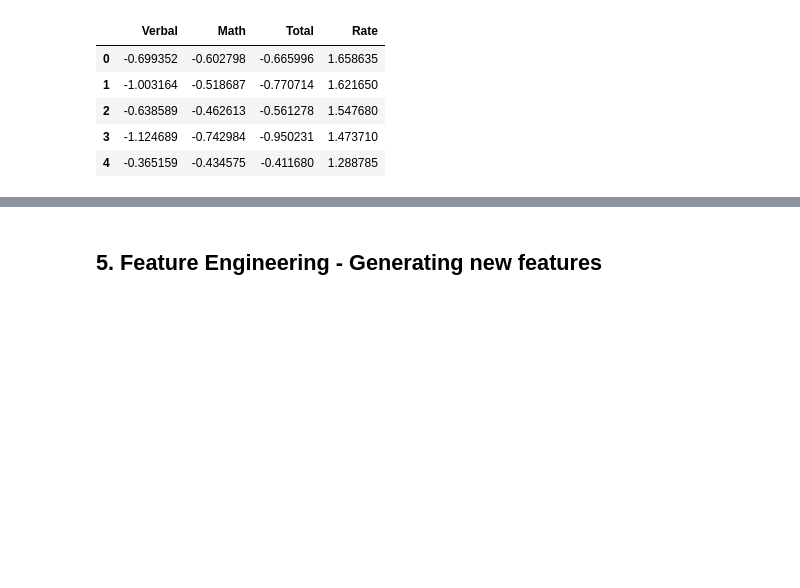
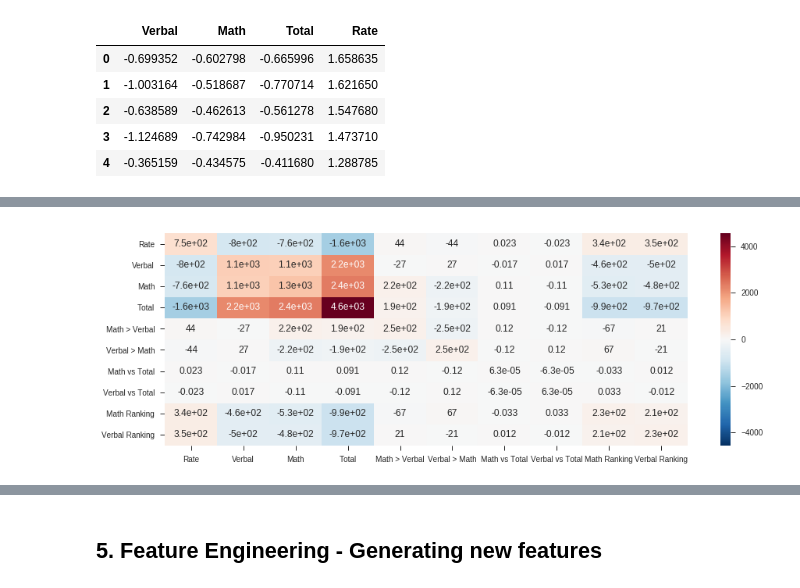
Before and after one commit to godsylla/Civic-Data-Analysis, a Jupyter notebook: ipynb/Civic-Data-Analysis.ipynb, the cells around one changed output, grey strips where cells are left out. Cells and saved outputs as stored; diff of their text form; code cells hidden in the pictures; blank space fills up the shorter version.

```diff
--- a/ipynb/Civic-Data-Analysis.ipynb
+++ b/ipynb/Civic-Data-Analysis.ipynb
@@ -529,0 +548,5 @@ sat_scores_sc_df.head()
+# %%
+plt.figure(1, figsize=(15, 5))
+_ = sns.heatmap(sat_scores_df.cov(), annot=True)
+# %% [output]
+[figure, added]
```
Also changed, not shown: parts of 14 cells of this notebook.
